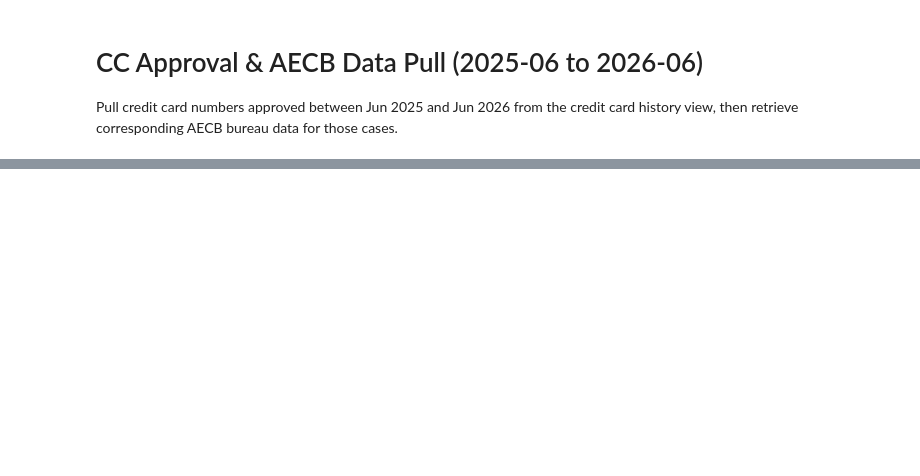
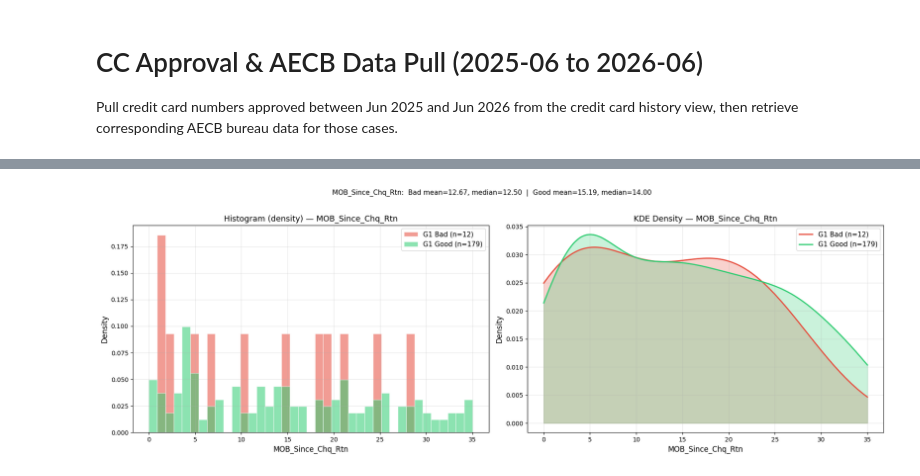
Before and after one commit to zhengzhu-rakbank/credit_card_application_playground, a Jupyter notebook: CC_Approval_AECB_Data_Pull.ipynb, the cells around one changed output, grey strips where cells are left out. Cells and saved outputs as stored; diff of their text form; code cells hidden in the pictures; blank space fills up the shorter version.

```diff
--- a/CC_Approval_AECB_Data_Pull.ipynb
+++ b/CC_Approval_AECB_Data_Pull.ipynb
@@ -997,3 +1348,64 @@ plt.show()
+# %%
+# ============================================================================
+# Histogram + KDE density plot: MOB_Since_Chq_Rtn — Bad G1 vs Good G1
+# ============================================================================
+import matplotlib.pyplot as plt
+import numpy as np
+from scipy.stats import gaussian_kde
+
+feat = 'MOB_Since_Chq_Rtn'
+
+g1_bad_data  = pd.to_numeric(aecb_group1[feat], errors='coerce').dropna()
+g1_good_data = pd.to_numeric(aecb_clean_g1[feat], errors='coerce').dropna()
+
+fig, axes = plt.subplots(1, 2, figsize=(18, 6))
+
+# --- Left: Overlapping histograms --------------------------------------------
+bin_lo = min(g1_bad_data.min(), g1_good_data.min())
+bin_hi = max(g1_bad_data.max(), g1_good_data.max())
+bins = np.linspace(bin_lo, bin_hi, 40)
+
+axes[0].hist(g1_bad_data, bins=bins, alpha=0.55, color='#e74c3c', edgecolor='white',
+             label=f'G1 Bad (n={len(g1_bad_data):,})', density=True)
+axes[0].hist(g1_good_data, bins=bins, alpha=0.55, color='#2ecc71', edgecolor='white',
+             label=f'G1 Good (n={len(g1_good_data):,})', density=True)
+axes[0].set_xlabel(feat, fontsize=12)
+axes[0].set_ylabel('Density', fontsize=12)
+axes[0].set_title(f'Histogram (density) — {feat}', fontsize=13)
+axes[0].legend(fontsize=11)
+axes[0].grid(True, alpha=0.3)
+
+# --- Right: KDE density curves ------------------------------------------------
+x_grid = np.linspace(bin_lo, bin_hi, 500)
+
+kde_bad  = gaussian_kde(g1_bad_data)
+kde_good = gaussian_kde(g1_good_data)
+
+axes[1].plot(x_grid, kde_bad(x_grid), color='#e74c3c', linewidth=2,
+             label=f'G1 Bad (n={len(g1_bad_data):,})')
+axes[1].fill_between(x_grid, kde_bad(x_grid), alpha=0.25, color='#e74c3c')
+
+axes[1].plot(x_grid, kde_good(x_grid), color='#2ecc71', linewidth=2,
+             label=f'G1 Good (n={len(g1_good_data):,})')
+axes[1].fill_between(x_grid, kde_good(x_grid), alpha=0.25, color='#2ecc71')
+
+axes[1].set_xlabel(feat, fontsize=12)
+axes[1].set_ylabel('Density', fontsize=12)
+axes[1].set_title(f'KDE Density — {feat}', fontsize=13)
+axes[1].legend(fontsize=11)
+axes[1].grid(True, alpha=0.3)
+
+# --- Summary stats ------------------------------------------------------------
+fig.suptitle(
+    f'{feat}:  Bad mean={g1_bad_data.mean():.2f}, median={g1_bad_data.median():.2f}  |  '
+    f'Good mean={g1_good_data.mean():.2f}, median={g1_good_data.median():.2f}',
+    fontsize=11, y=1.02
+)
+
+plt.tight_layout()
+plt.show()
+# %% [output]
+[figure, added]
 # %%
 # ============================================================================
 # Combine aecb_group1 (bad) & aecb_clean_g1 (good), bucket MOB_Since_Chq_Rtn
```
Also changed, not shown: parts of 23 cells of this notebook.
